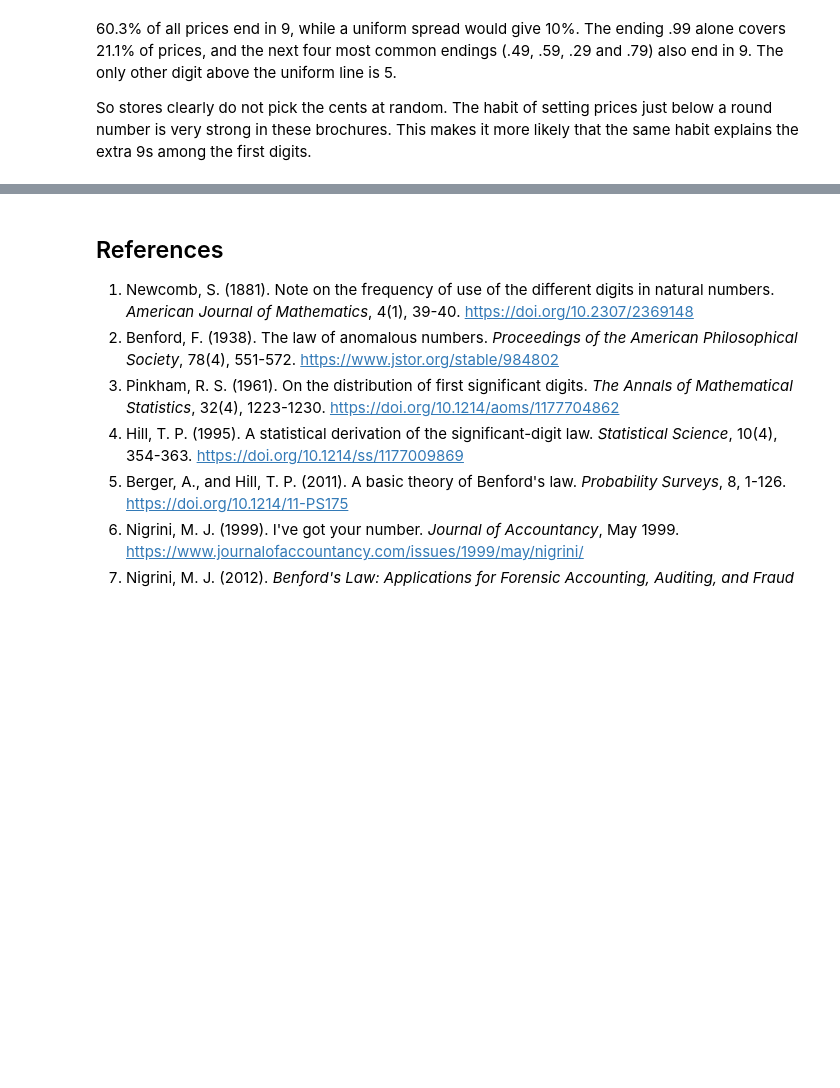
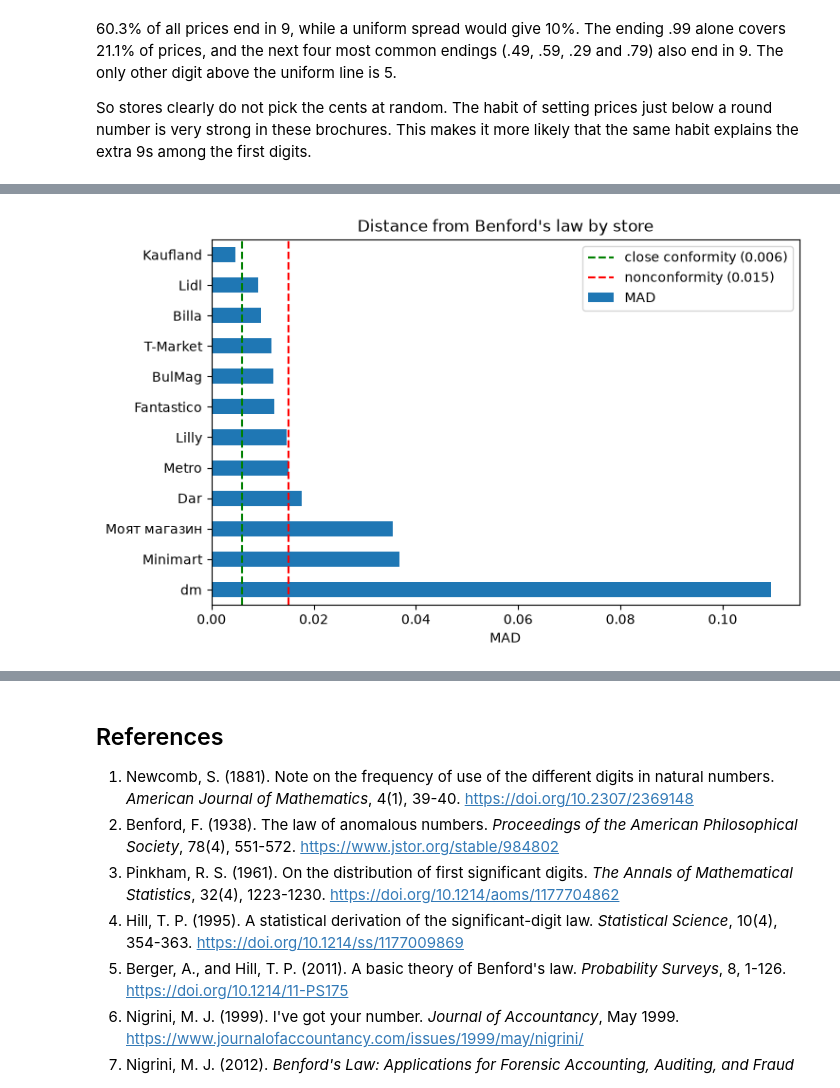
Before and after one commit to DeyvidDimitrov/softuni-task, a Jupyter notebook: notebook.ipynb, the cells around one changed output, grey strips where cells are left out. Cells and saved outputs as stored; diff of their text form; code cells hidden in the pictures; blank space fills up the shorter version.

Commit message:
experiment 2, benford comparison per store

```diff
--- a/notebook.ipynb
+++ b/notebook.ipynb
@@ -342,0 +351,18 @@ So stores clearly do not pick the cents at random. The habit of setting prices j
+# %%
+rows = []
+for store, group in prices.groupby("store"):
+    counts_s, chi2_s, p_s = benford.compare_to_benford(group["price"])
+    rows.append({
+        "store": store,
+        "prices": len(group),
+        "MAD": round(benford.mad(counts_s), 4),
+        "chi-square": round(chi2_s, 1),
+        "p-value": f"{p_s:.2g}",
+        "smallest expected": round(counts_s["expected"].min(), 1),
+    })
+by_store = pd.DataFrame(rows).set_index("store").sort_values("MAD")
+
+print("MAD of all prices:", round(benford.mad(counts), 4))
+dm = prices.loc[prices["store"] == "dm", "price"]
+print(f"dm: half of the prices are between {dm.quantile(0.25):.2f} and {dm.quantile(0.75):.2f}")
+by_store
@@ -342,0 +386,13 @@ So stores clearly do not pick the cents at random. The habit of setting prices j
+# %%
+fig, ax = plt.subplots(figsize=(8, 5))
+by_store["MAD"].plot.barh(ax=ax)
+ax.axvline(0.006, color="green", linestyle="--", label="close conformity (0.006)")
+ax.axvline(0.015, color="red", linestyle="--", label="nonconformity (0.015)")
+ax.invert_yaxis()  # closest store on top
+ax.set_xlabel("MAD")
+ax.set_ylabel("")
+ax.set_title("Distance from Benford's law by store")
+ax.legend()
+plt.show()
+# %% [output]
+[figure, added]
```
Also changed, not shown: parts of 3 cells of this notebook, 1 other file.
